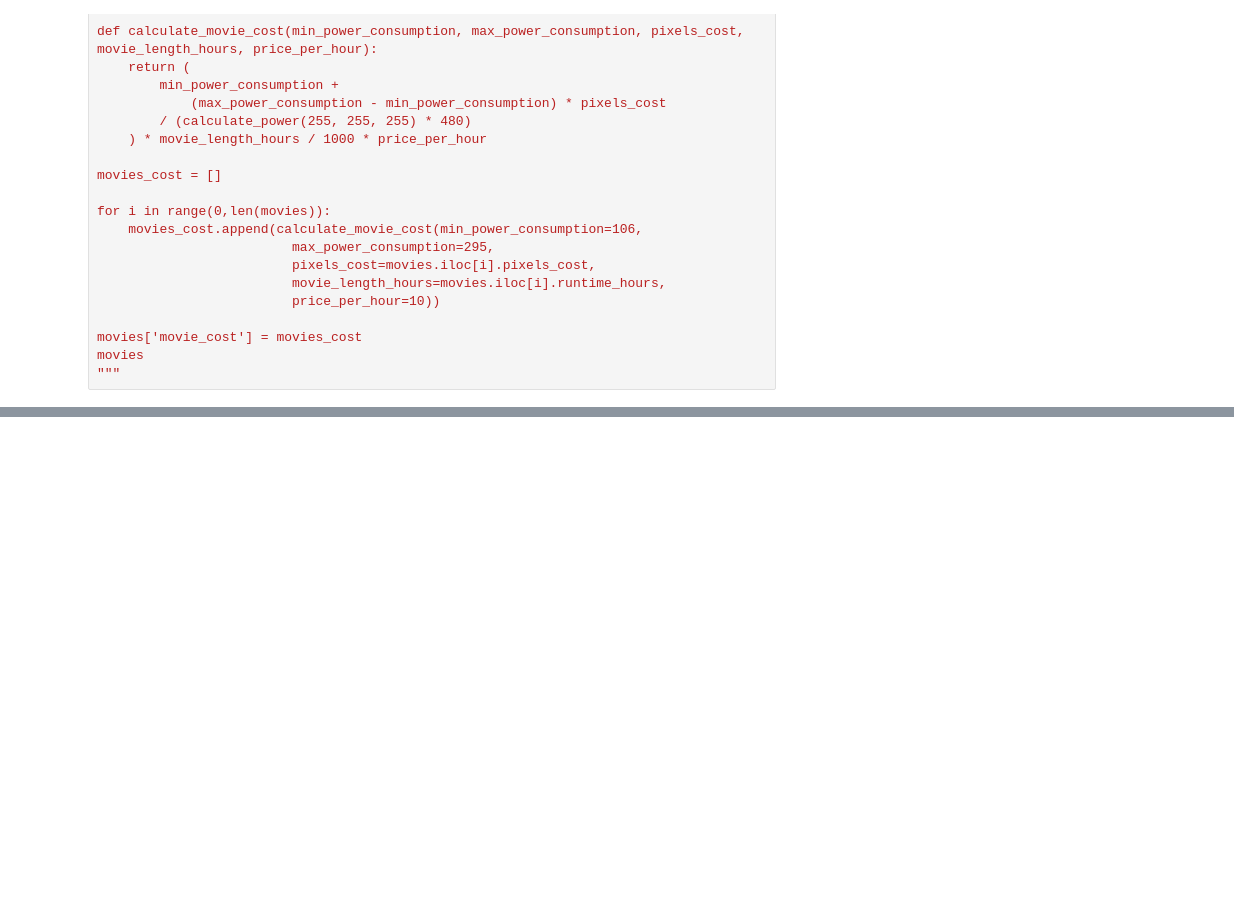
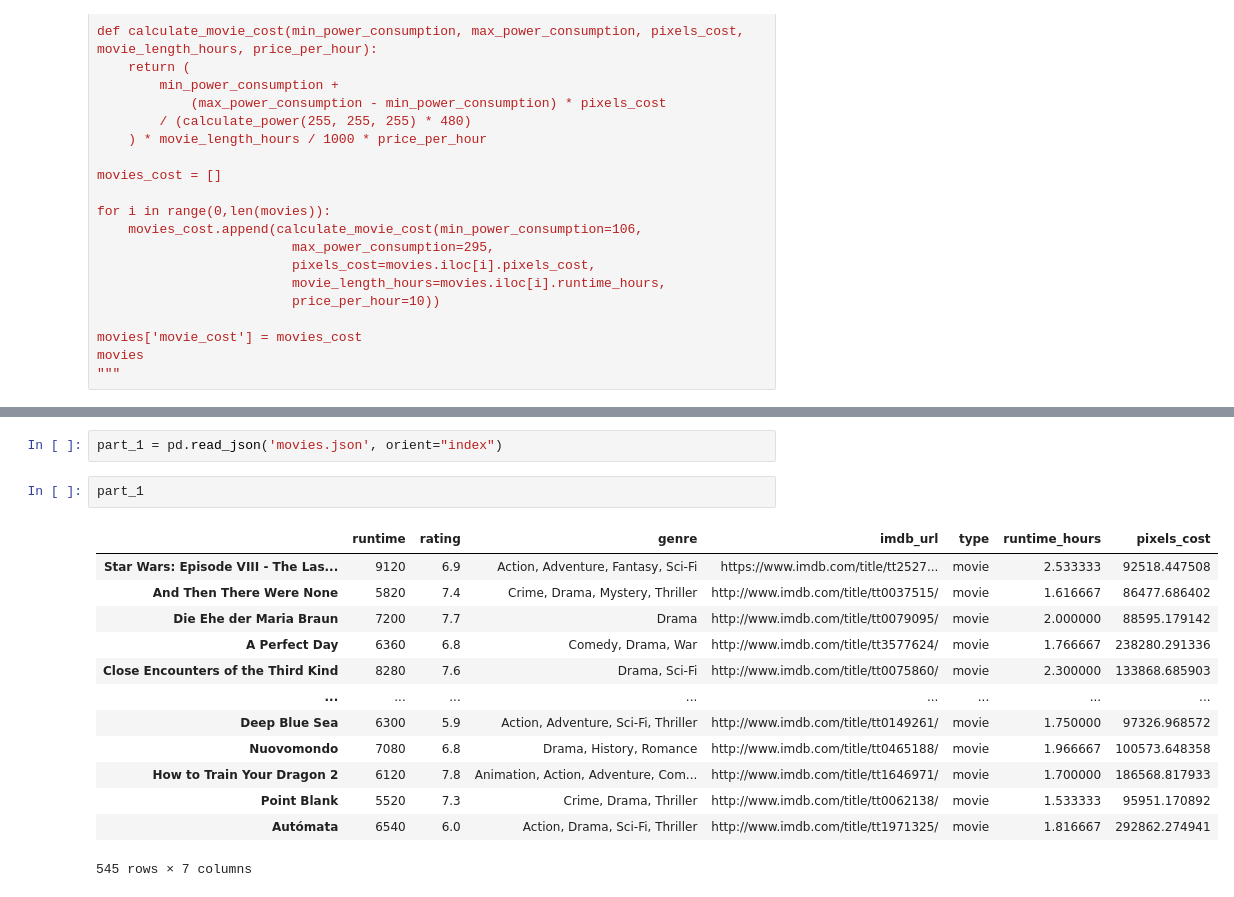
Before and after one commit to HealthyMindTech/WatchHorrorMoviesToSaveThePlanet, a Jupyter notebook: barcode_processing/Barcode Processing.ipynb, the cells around one changed output, grey strips where cells are left out. Saved outputs shown, nothing was run; the diff lists cells and outputs as text; blank space fills up the shorter version.

Commit message:
Add code for scoring all movies with barcodes

```diff
--- a/barcode_processing/Barcode Processing.ipynb
+++ b/barcode_processing/Barcode Processing.ipynb
@@ -313,0 +286,18 @@ Text(0, 0.5, 'Pixels Cost')
+# %%
+part_1 = pd.read_json('movies.json', orient="index")
+# %%
+part_1
+# %% [output]
+|  | runtime | rating | genre | imdb_url | type | runtime_hours | pixels_cost |
+| Star Wars: Episode VIII - The Las... | 9120 | 6.9 | Action, Adventure, Fantasy, Sci-Fi | https://www.imdb.com/title/tt2527... | movie | 2.533333 | 92518.447508 |
+| And Then There Were None | 5820 | 7.4 | Crime, Drama, Mystery, Thriller | http://www.imdb.com/title/tt0037515/ | movie | 1.616667 | 86477.686402 |
+| Die Ehe der Maria Braun | 7200 | 7.7 | Drama | http://www.imdb.com/title/tt0079095/ | movie | 2.000000 | 88595.179142 |
+| A Perfect Day | 6360 | 6.8 | Comedy, Drama, War | http://www.imdb.com/title/tt3577624/ | movie | 1.766667 | 238280.291336 |
+| Close Encounters of the Third Kind | 8280 | 7.6 | Drama, Sci-Fi | http://www.imdb.com/title/tt0075860/ | movie | 2.300000 | 133868.685903 |
+| ... | ... | ... | ... | ... | ... | ... | ... |
+| Deep Blue Sea | 6300 | 5.9 | Action, Adventure, Sci-Fi, Thriller | http://www.imdb.com/title/tt0149261/ | movie | 1.750000 | 97326.968572 |
+| Nuovomondo | 7080 | 6.8 | Drama, History, Romance | http://www.imdb.com/title/tt0465188/ | movie | 1.966667 | 100573.648358 |
+| How to Train Your Dragon 2 | 6120 | 7.8 | Animation, Action, Adventure, Com... | http://www.imdb.com/title/tt1646971/ | movie | 1.700000 | 186568.817933 |
+| Point Blank | 5520 | 7.3 | Crime, Drama, Thriller | http://www.imdb.com/title/tt0062138/ | movie | 1.533333 | 95951.170892 |
+| Autómata | 6540 | 6.0 | Action, Drama, Sci-Fi, Thriller | http://www.imdb.com/title/tt1971325/ | movie | 1.816667 | 292862.274941 |
+545 rows × 7 columns
```
Also changed, not shown: parts of 27 cells of this notebook, 3 other files.
